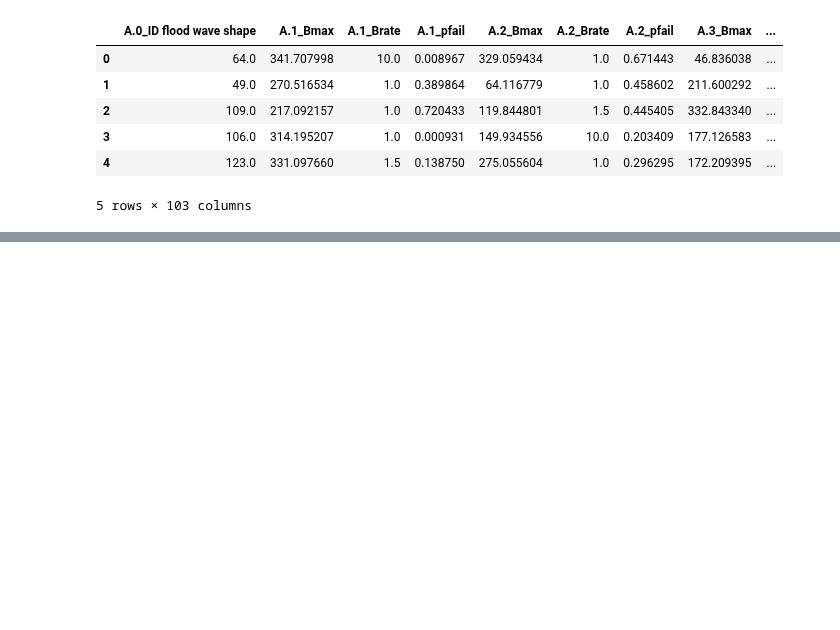
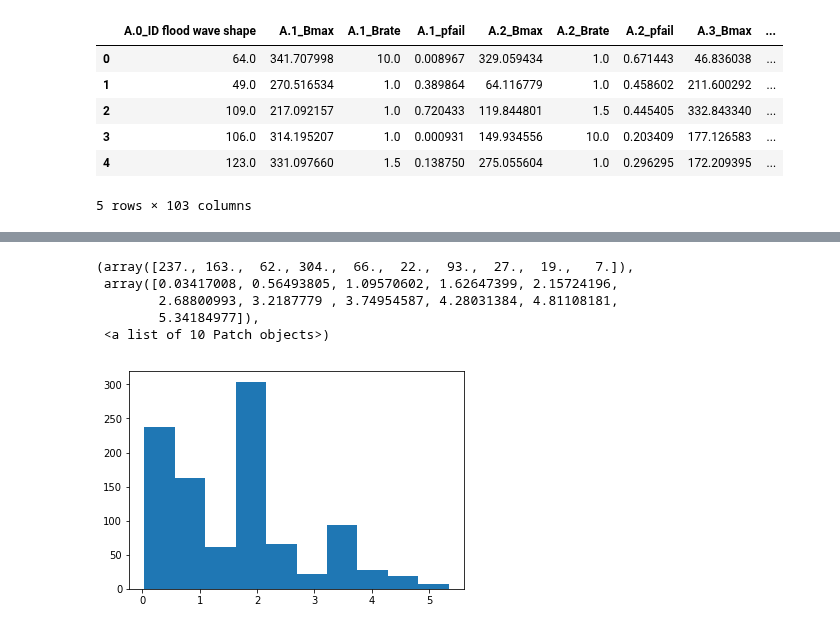
Before and after one commit to WKSu/Model-based-decision-making, a Jupyter notebook: Vulnerability Analysis.ipynb, the cells around one changed output, grey strips where cells are left out. Drawn from its saved outputs; the diff is of its cells as text; code cells hidden in the pictures; blank space fills up the shorter version.

Commit message:
Fixed boxplot_histogram_maker

```diff
--- a/Vulnerability Analysis.ipynb
+++ b/Vulnerability Analysis.ipynb
@@ -61,3 +55,12 @@ Index(['A.0_ID flood wave shape', 'A.1_Bmax', 'A.1_Brate', 'A.1_pfail',
+# %%
+plt.hist(results["Total Expected Number of Deaths"])
+# %% [output]
+(array([237., 163.,  62., 304.,  66.,  22.,  93.,  27.,  19.,   7.]),
+ array([0.03417008, 0.56493805, 1.09570602, 1.62647399, 2.15724196,
+        2.68800993, 3.2187779 , 3.74954587, 4.28031384, 4.81108181,
+        5.34184977]),
+ <a list of 10 Patch objects>)
+[figure, added]
 # %%
 def boxplot_histogram_maker(results):
     fig, axes = plt.subplots(1, 2, figsize=(10, 3))
```
Also changed, not shown: parts of 21 cells of this notebook, 1 other file.
